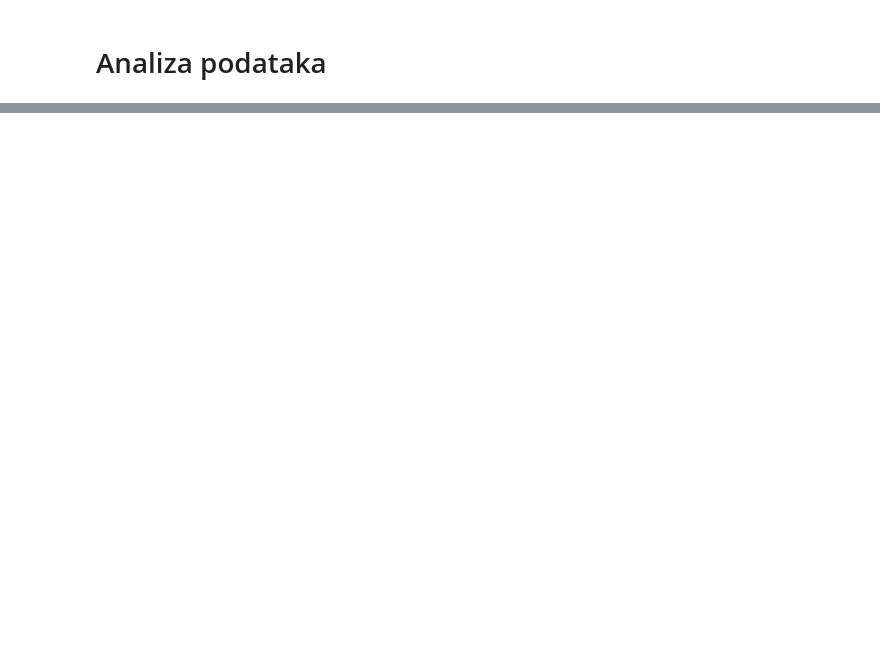
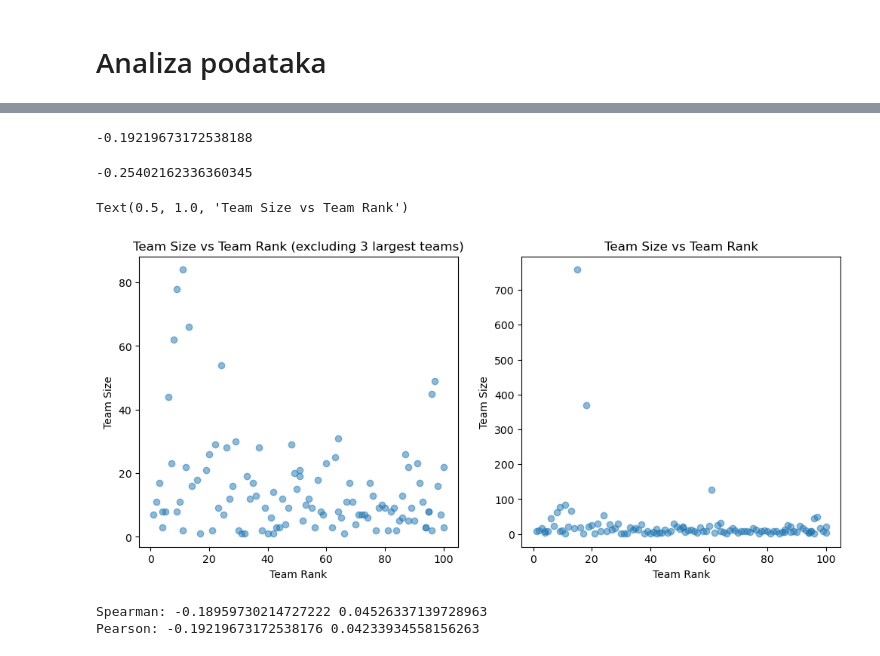
Before and after one commit to dfili/DIPRAD, a Jupyter notebook: HTB/htb_analiza.ipynb, the cells around one changed output, grey strips where cells are left out. Drawn from its saved outputs; the diff is of its cells as text; code cells hidden in the pictures; blank space fills up the shorter version.

```diff
--- a/HTB/htb_analiza.ipynb
+++ b/HTB/htb_analiza.ipynb
@@ -258,0 +534,4 @@ user_categories_df.pivot_table(
+# %%
+team_rank = teams_df[["id", "rank"]].rename(columns={"rank": "rank_team", "id": "id_team"})
+rank_size_statistics = team_rank.merge(team_size_data.rename("team_size"), left_on="id_team", right_index=True)
+rank_size_statistics
@@ -258,0 +552,37 @@ user_categories_df.pivot_table(
+# %%
+team_size_rank_corr = rank_size_statistics['team_size'].corr(rank_size_statistics['rank_team'])
+team_size_rank_corr
+# %% [output]
+-0.19219673172538188
+# %%
+rank_size_statistics_no_outliers = rank_size_statistics[~rank_size_statistics["id_team"].isin([6003, 2102, 6462])]
+team_size_rank_corr_no_outliers = rank_size_statistics_no_outliers['team_size'].corr(rank_size_statistics_no_outliers['rank_team'])
+team_size_rank_corr_no_outliers
+# %% [output]
+-0.25402162336360345
+# %%
+fig, axes = plt.subplots(1, 2, figsize=(12, 5))
+
+axes[0].scatter(rank_size_statistics_no_outliers['rank_team'], rank_size_statistics_no_outliers['team_size'], alpha=0.5)
+axes[0].set_xlabel("Team Rank")
+axes[0].set_ylabel("Team Size")
+axes[0].set_title("Team Size vs Team Rank (excluding 3 largest teams)")
+
+axes[1].scatter(rank_size_statistics["rank_team"], rank_size_statistics['team_size'], alpha=0.5)
+axes[1].set_xlabel("Team Rank")
+axes[1].set_ylabel("Team Size")
+axes[1].set_title("Team Size vs Team Rank")
+# %% [output]
+Text(0.5, 1.0, 'Team Size vs Team Rank')
+[figure, added]
+# %%
+# Ima li statističke korelacije između veličine tima i ranga tima?
+from scipy.stats import spearmanr, pearsonr
+
+rho, p_s = spearmanr(rank_size_statistics['team_size'], rank_size_statistics['rank_team'])
+r, p_p = pearsonr(rank_size_statistics['team_size'], rank_size_statistics['rank_team'])
+print('Spearman:', rho, p_s)
+print('Pearson:', r, p_p)
+# %% [output]
+Spearman: -0.18959730214727222 0.04526337139728963
+Pearson: -0.19219673172538176 0.04233934558156263
```
Also changed, not shown: parts of 71 cells of this notebook, 1 other file.
